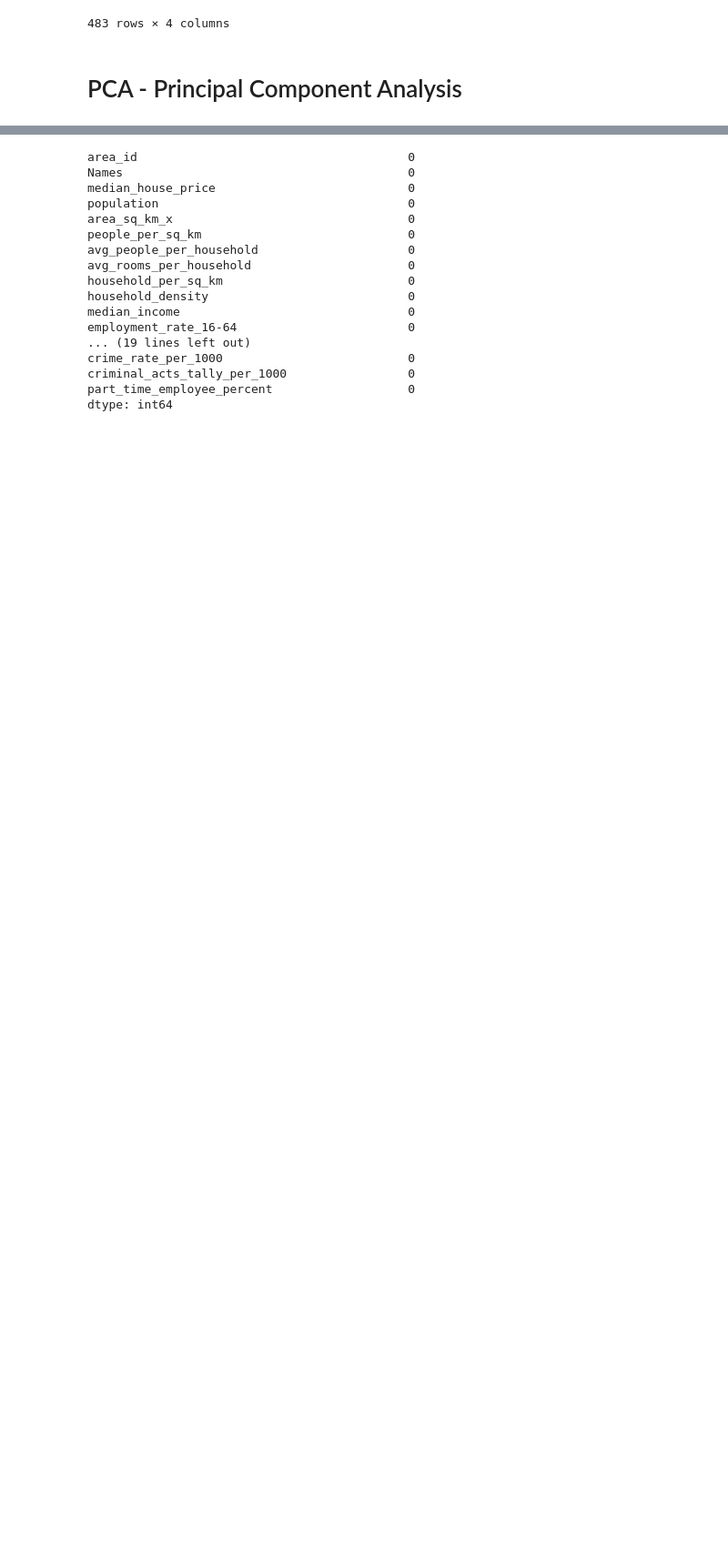
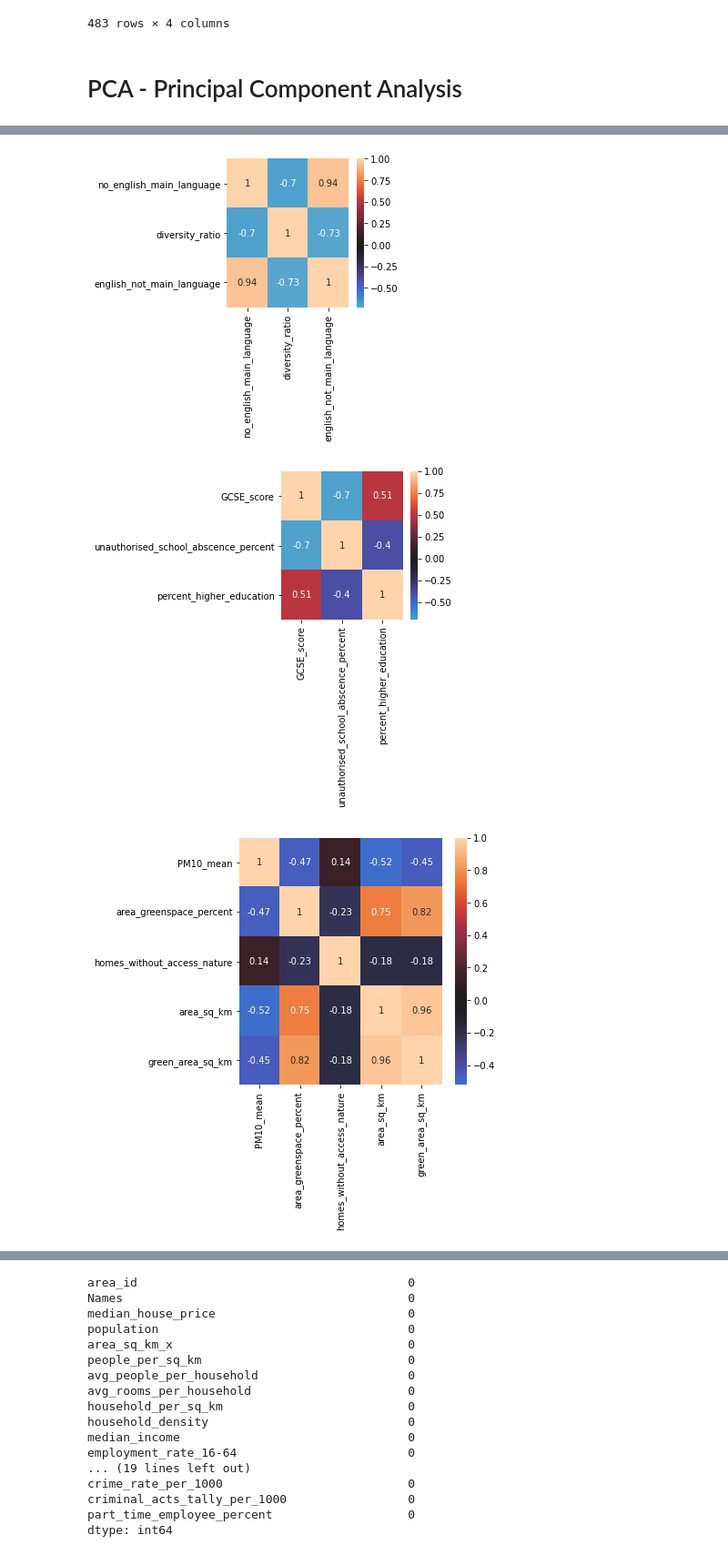
Before and after one commit to epfl-ada/ada-2020-project-milestone-p3-p3_datasurferz, a Jupyter notebook: p4.ipynb, the cells around one changed output, grey strips where cells are left out. Shown at 91% size. Cells and saved outputs as stored; diff of their text form; code cells hidden in the pictures; blank space fills up the shorter version.

```diff
--- a/p4.ipynb
+++ b/p4.ipynb
@@ -544,0 +693,20 @@ from sklearn.decomposition import PCA
+# %%
+income_norm = normalize(income, 're_scale')
+life_satisfaction_norm = normalize(life_satisfaction, 're_scale')
+civic_norm = normalize(civic, 're_scale')
+work_life_balance_norm = normalize(work_life_balance, 're_scale')
+community_norm = normalize(community, 're_scale')
+education_norm = normalize(education, 're_scale')
+environment_norm = normalize(environment, 're_scale')
+health_norm = normalize(health, 're_scale')
+safety_norm = normalize(safety, 're_scale')
+# %%
+correlations_heatmap(community_norm)
+correlations_heatmap(education_norm)
+correlations_heatmap(environment_norm)
+correlations_heatmap(health_norm)
+correlations_heatmap(safety_norm)
+# %% [output]
+[figure, added]
+[figure, added]
+[figure, added]
```
Also changed, not shown: parts of 22 cells of this notebook, 1 other file.
